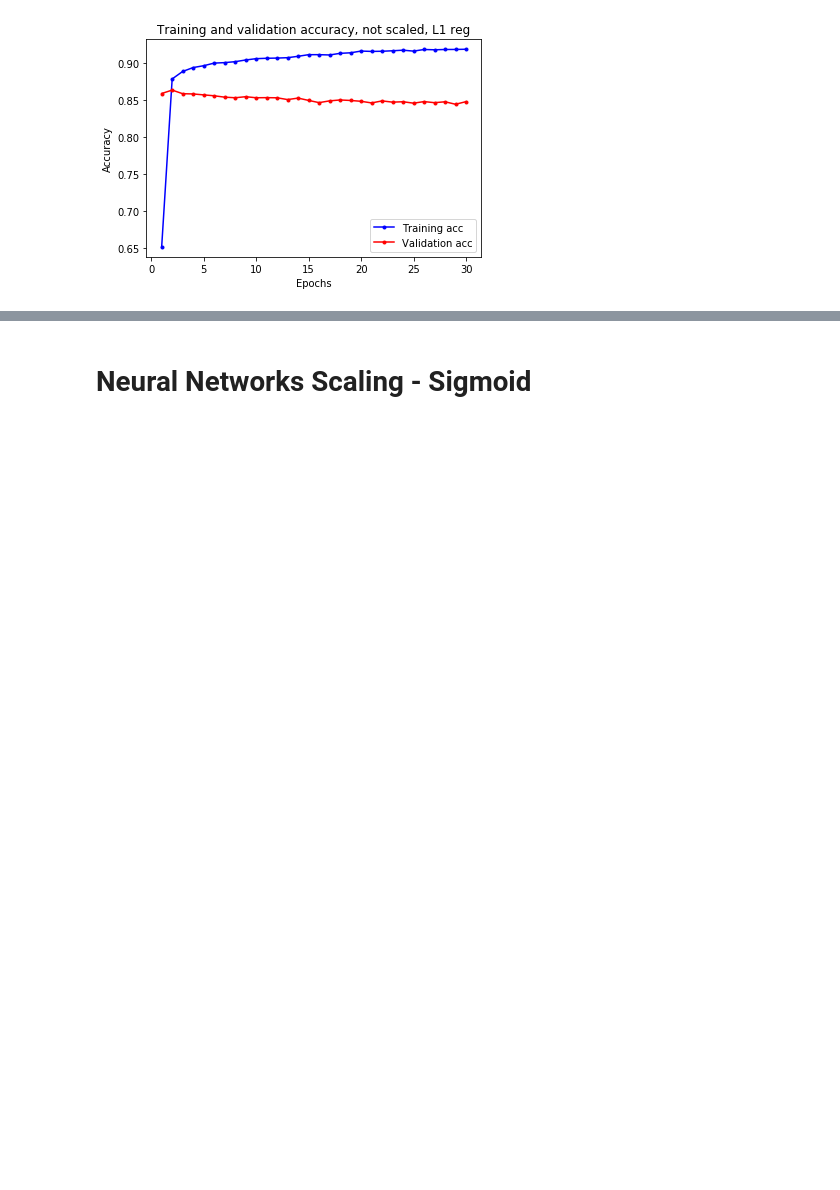
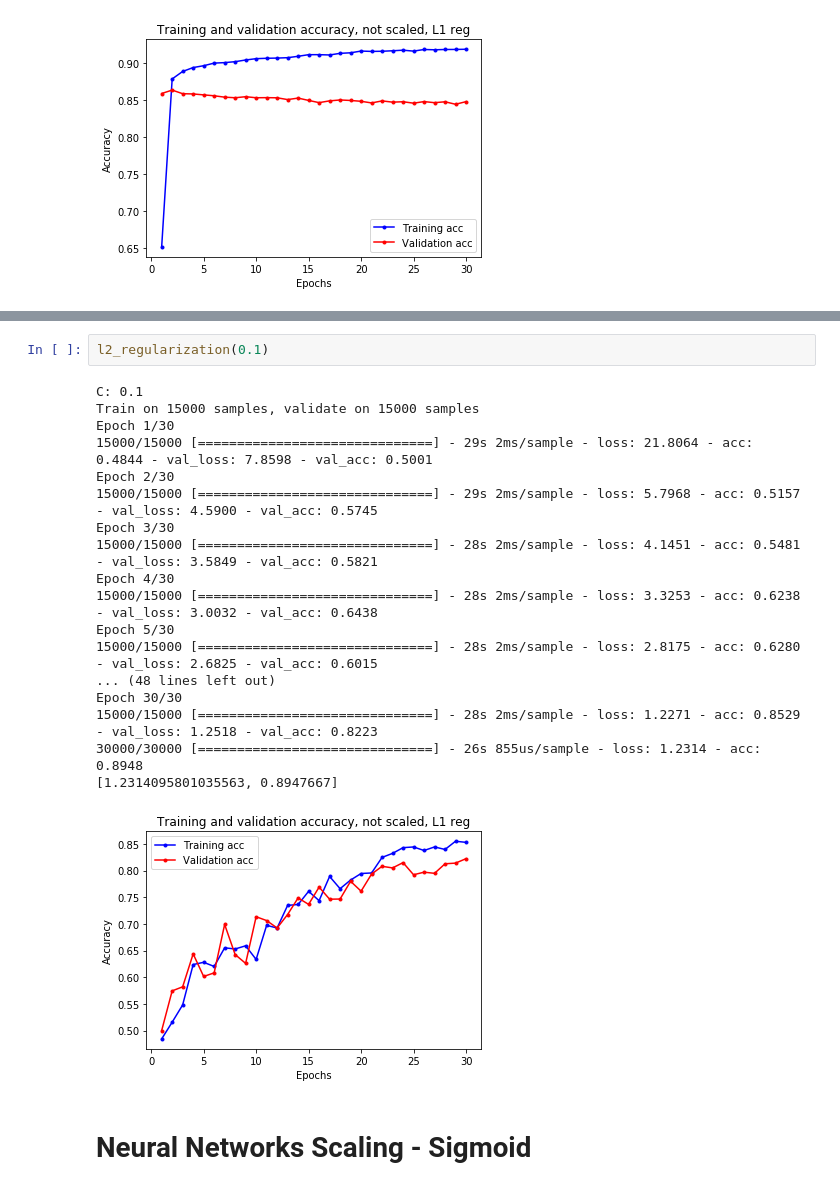
Before and after one commit to cinderlee/MachineLearningProject, a Jupyter notebook: Neural Network.ipynb, the cells around one changed output, grey strips where cells are left out. Drawn from its saved outputs; the diff is of its cells as text; blank space fills up the shorter version.

```diff
--- a/Neural Network.ipynb
+++ b/Neural Network.ipynb
@@ -371,3 +390,24 @@ l2_regularization(0.01)
+# %%
+l2_regularization(0.1)
+# %% [output]
+C: 0.1
+Train on 15000 samples, validate on 15000 samples
+Epoch 1/30
+15000/15000 [==============================] - 29s 2ms/sample - loss: 21.8064 - acc: 0.4844 - val_loss: 7.8598 - val_acc: 0.5001
+Epoch 2/30
+15000/15000 [==============================] - 29s 2ms/sample - loss: 5.7968 - acc: 0.5157 - val_loss: 4.5900 - val_acc: 0.5745
+Epoch 3/30
+15000/15000 [==============================] - 28s 2ms/sample - loss: 4.1451 - acc: 0.5481 - val_loss: 3.5849 - val_acc: 0.5821
+Epoch 4/30
+15000/15000 [==============================] - 28s 2ms/sample - loss: 3.3253 - acc: 0.6238 - val_loss: 3.0032 - val_acc: 0.6438
+Epoch 5/30
+15000/15000 [==============================] - 28s 2ms/sample - loss: 2.8175 - acc: 0.6280 - val_loss: 2.6825 - val_acc: 0.6015
+... (48 lines left out)
+Epoch 30/30
+15000/15000 [==============================] - 28s 2ms/sample - loss: 1.2271 - acc: 0.8529 - val_loss: 1.2518 - val_acc: 0.8223
+30000/30000 [==============================] - 26s 855us/sample - loss: 1.2314 - acc: 0.8948
+[1.2314095801035563, 0.8947667]
+[figure, added]
 # %% [markdown]
 # Neural Networks Scaling - Sigmoid
 # %%
```
Also changed, not shown: parts of 1 cell of this notebook.
